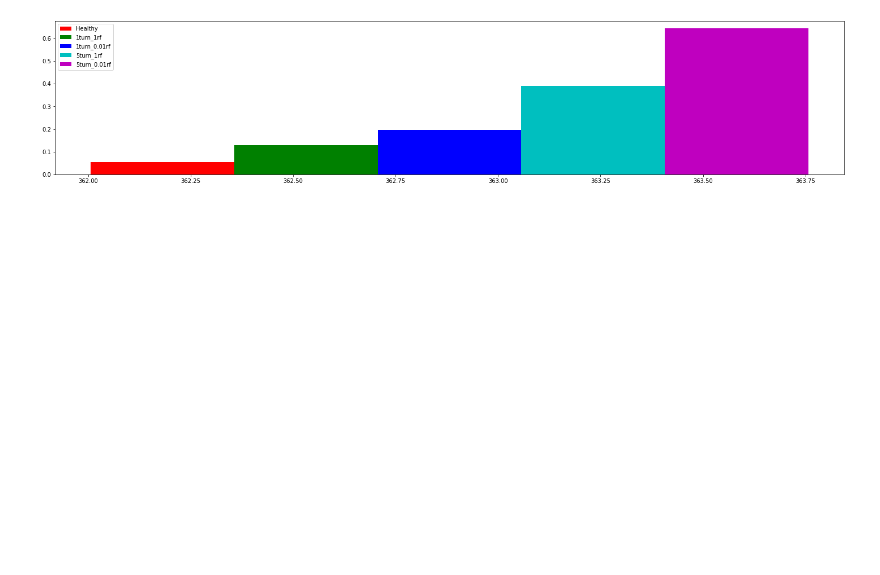
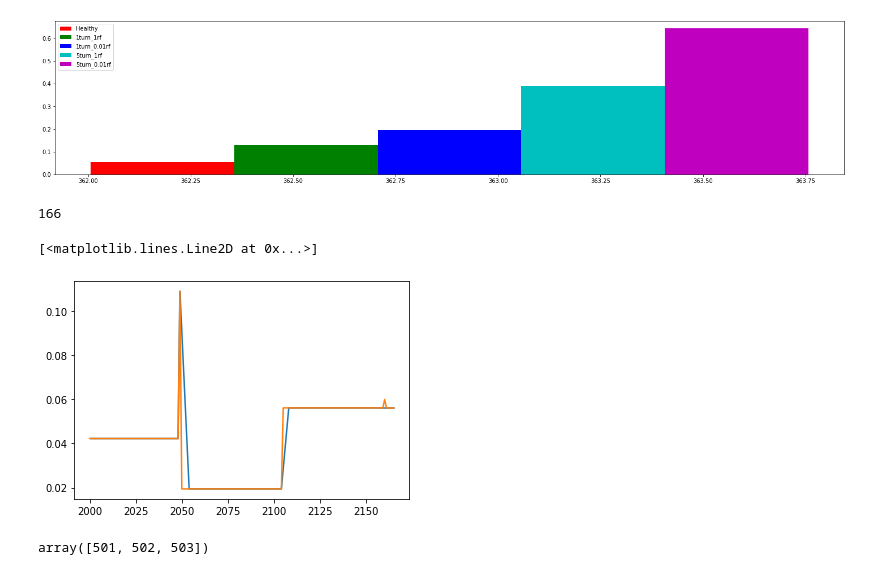
Before and after one commit to sojukang/Detection-of-inter-turn-short-circuit-fault-in-PMSM-using-SVM-and-negative-sequence-current, a Jupyter notebook: preprocessing/test_3600rpm.ipynb, the cells around one changed output. Saved outputs shown, nothing was run; the diff lists cells and outputs as text; code cells hidden in the pictures; blank space fills up the shorter version.

```diff
--- a/preprocessing/test_3600rpm.ipynb
+++ b/preprocessing/test_3600rpm.ipynb
@@ -128,3 +134,18 @@ plt.legend()
 plt.show()
 # %% [output]
 [figure]
+# %%
+preprocessed_healthy.Ns
+# %% [output]
+166
+# %%
+plt.plot(preprocessed_healthy.truncate_to_Ns_fundamental(2000, 2166).NSC)
+plt.plot(preprocessed_healthy.dataset[2000:2166].NSC)
+# %% [output]
+[<matplotlib.lines.Line2D at 0x...>]
+[figure, added]
+# %%
+arr1 = np.array([1, 2, 3])
+arr1 + 500
+# %% [output]
+array([501, 502, 503])
```
Also changed, not shown: parts of 3 cells of this notebook, 2 other files.
